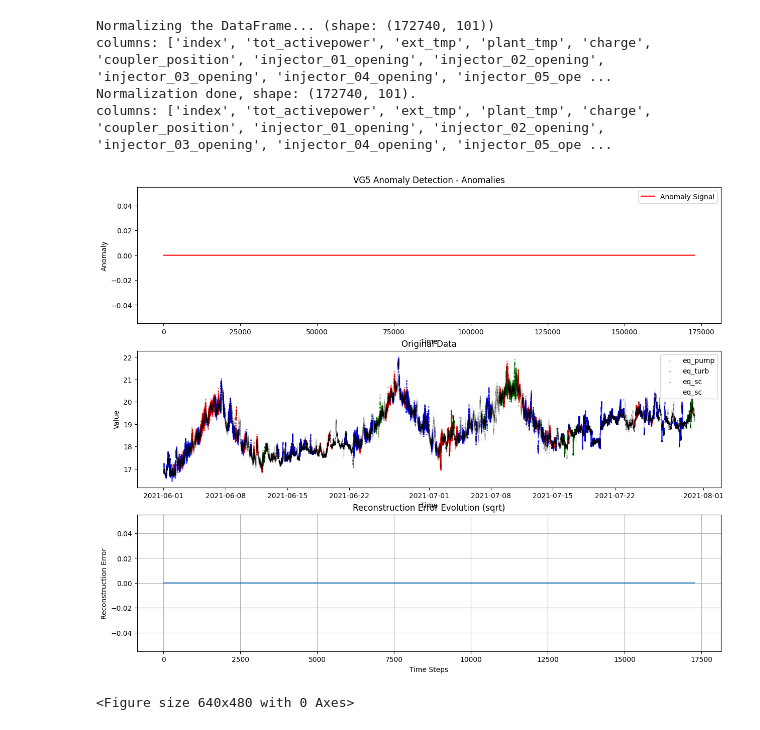
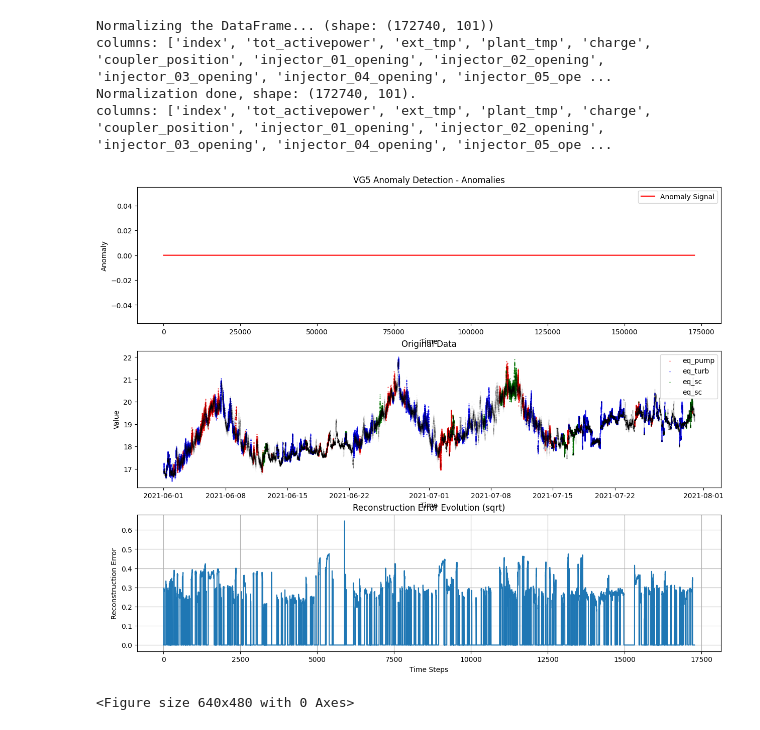
Before and after one commit to JadBh/Machine-Learning-for-Predictive-Maintenance-project, a Jupyter notebook: Cleaned_a_bit _more_new.ipynb, the cells around one changed output. Cells and saved outputs as stored; diff of their text form; code cells hidden in the pictures.

```diff
--- a/Cleaned_a_bit _more_new.ipynb
+++ b/Cleaned_a_bit _more_new.ipynb
@@ -502,16 +503,16 @@ plt.ylabel('Log(loss)')
 # %% [output]
 [figure]
 # %%
-# model_turbine= ResidualConvAutoencoder_new(85, seq_len)
-# model_pump   = ResidualConvAutoencoder_new(84, seq_len)
-# model_scm    = ResidualConvAutoencoder(84, 1000)
+model_turbine= ResidualConvAutoencoder_new(85, seq_len)
+model_pump   = ResidualConvAutoencoder_new(84, seq_len)
+model_scm    = ResidualConvAutoencoder_new(85, seq_len)
 
-# model_scm.load_state_dict(torch.load("best_model_VG5_SC.pth"))  # Load the trained model weights
-# model_scm.eval()  # Set the model to evaluation mode
+model_scm.load_state_dict(torch.load("FINAL_VG5_SCM_MODEL.pth"))  # Load the trained model weights
+model_scm.eval()  # Set the model to evaluation mode
 
-# model_pump.load_state_dict(torch.load("trying_model_VG5_TURBINE_Window_10.pth"))  # Load the trained model weights
-# model_pump.eval()  # Set the model to evaluation mode
+model_pump.load_state_dict(torch.load("FINAL_VG5_PUMP_MODEL.pth"))  # Load the trained model weights
+model_pump.eval()  # Set the model to evaluation mode
 
-# # model_turbine.load_state_dict(torch.load("best_model_VG5_TURBINE.pth"))  # Load the trained model weights
-# model_turbine = torch.load("best_model_VG5_TURBINE.pth")
-# model_turbine.eval()  # Set the model to evaluation mode
+model_turbine.load_state_dict(torch.load("VG5_TURBINE_Window_10_short.pth"))  # Load the trained model weights
+# model_turbine = torch.load("VG5_TURBINE_Window_10_short.pth")
+model_turbine.eval()  # Set the model to evaluation mode
@@ -1031,14 +1114,13 @@ def detect_anomalies_with_models_full_signal(
 # %%
-# Assuming `df_complete_synth_test` is your synthetic dataframe and models are preloaded
-# df_an =df_an.reset_index(inplace=True)
-alarm_signal, recon_signals, reconstruction_error_evol = detect_anomalies_with_models_full_signal(
+alarm_signal, recon_signals, reconstruction_error_evol, activated_model_bool_evol = detect_anomalies_with_models_full_signal(
     vg5_s1,
-    model, #model_turbine,
-    model, #model_pump,
-    model, #model_scm,
+    model_pump = model_pump,
+    model_turbine = model_turbine,
+    model_scm = model_scm,
     threshold=0.25,
     window_size=10,
     stride=window_size,
+    ground_truth = True,
     device="cuda" if torch.cuda.is_available() else "cpu"
 )
 # %% [output]
@@ -1047,7 +1129,7 @@ columns: ['index', 'tot_activepower', 'ext_tmp', 'plant_tmp', 'charge', 'coupler
 Normalization done, shape: (172740, 101).
 columns: ['index', 'tot_activepower', 'ext_tmp', 'plant_tmp', 'charge', 'coupler_position', 'injector_01_opening', 'injector_02_opening', 'injector_03_opening', 'injector_04_opening', 'injector_05_ope ...
 # %%
-plot_anomaly_detection(vg5_s1, alarm_signal, recon_signals, reconstruction_error_evol = reconstruction_error_evol, title="VG5 Anomaly Detection")
+plot_anomaly_detection(vg5_s1, alarm_signal, recon_signals, reconstruction_error_evol = reconstruction_error_evol[:,2], title="VG5 Anomaly Detection")
 # %% [output]
-[figure, old version]
+[figure, new version]
 <Figure size 640x480 with 0 Axes>
```
Also changed, not shown: parts of 12 cells of this notebook.
